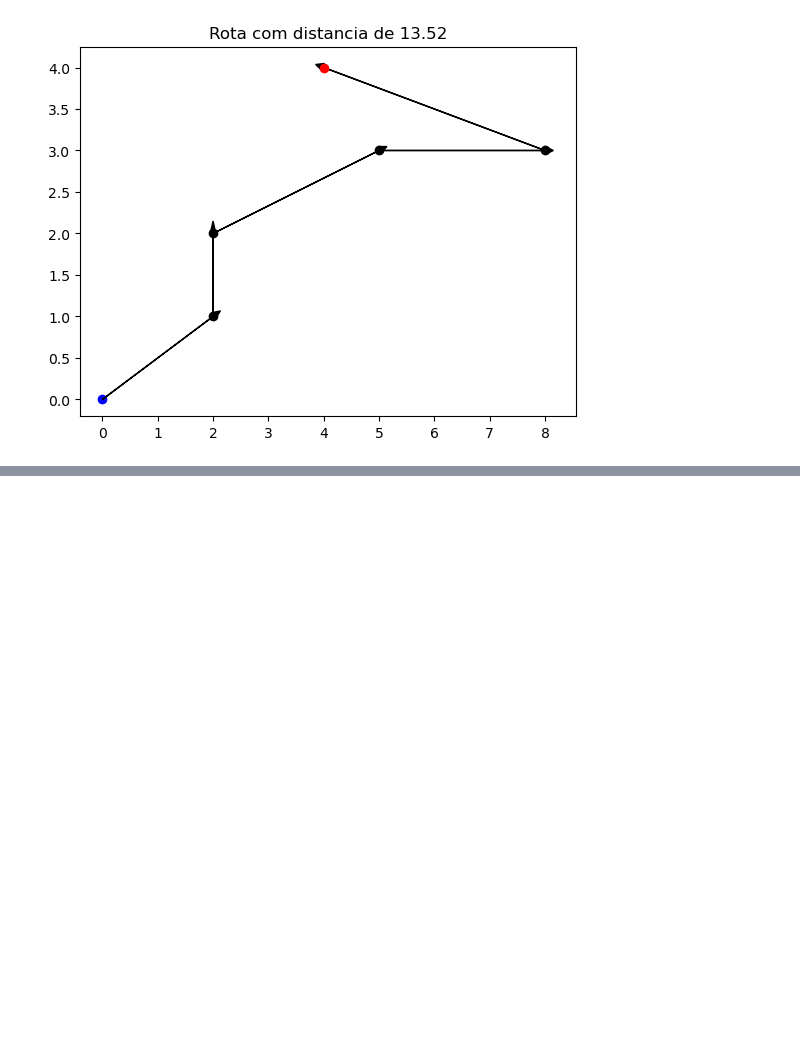
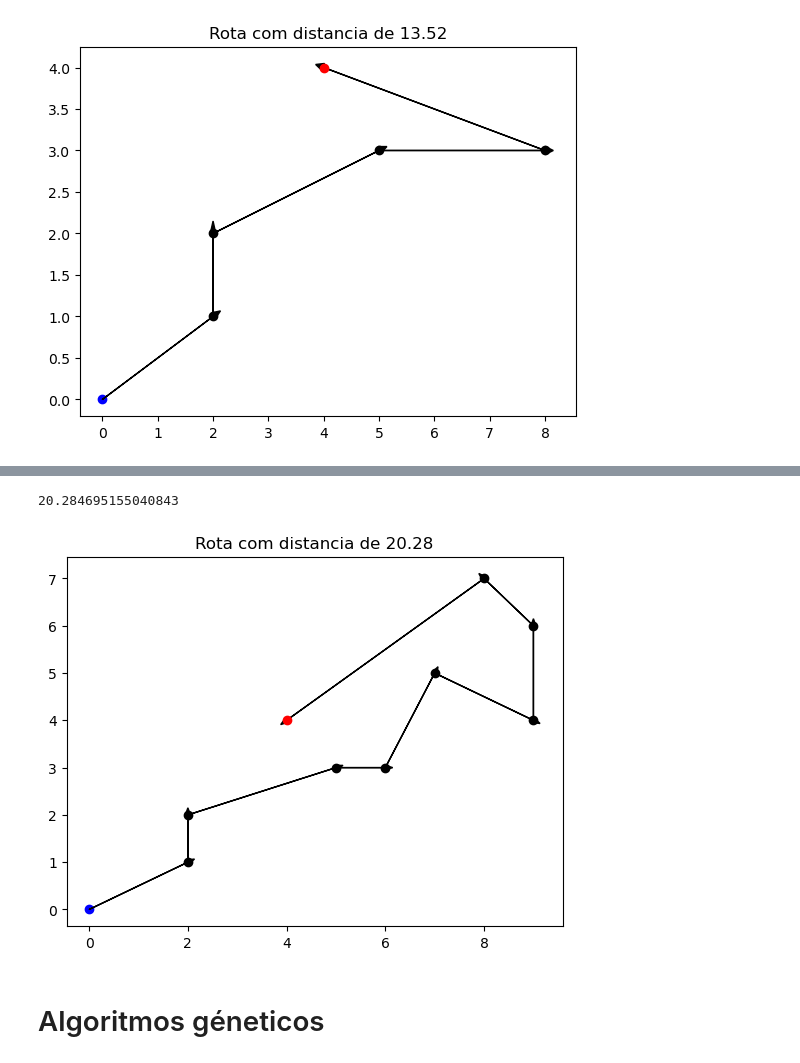
Before and after one commit to FilipePessoa30/otimizacao, a Jupyter notebook: 1-Problemas_de_rotas.ipynb, the cells around one changed output, grey strips where cells are left out. Drawn from its saved outputs; the diff is of its cells as text; code cells hidden in the pictures; blank space fills up the shorter version.

```diff
--- a/1-Problemas_de_rotas.ipynb
+++ b/1-Problemas_de_rotas.ipynb
@@ -152,0 +213,13 @@ def forca_bruta(origem, destino, enderecos):
+# %%
+origem = (0,0)
+destino = (4,4)
+
+enderecos = [(2,2), (2,1), (5,3), (9,4), (8,7), (6,3), (9,6), (7,5)]
+
+menor_rota, menor_distancia = vizinho_mais_proximo(origem, destino, enderecos)
+desenhar_rota(menor_rota)
+# %% [output]
+20.284695155040843
+[figure, added]
+# %% [markdown]
+# Algoritmos géneticos
```
Also changed, not shown: parts of 17 cells of this notebook.
